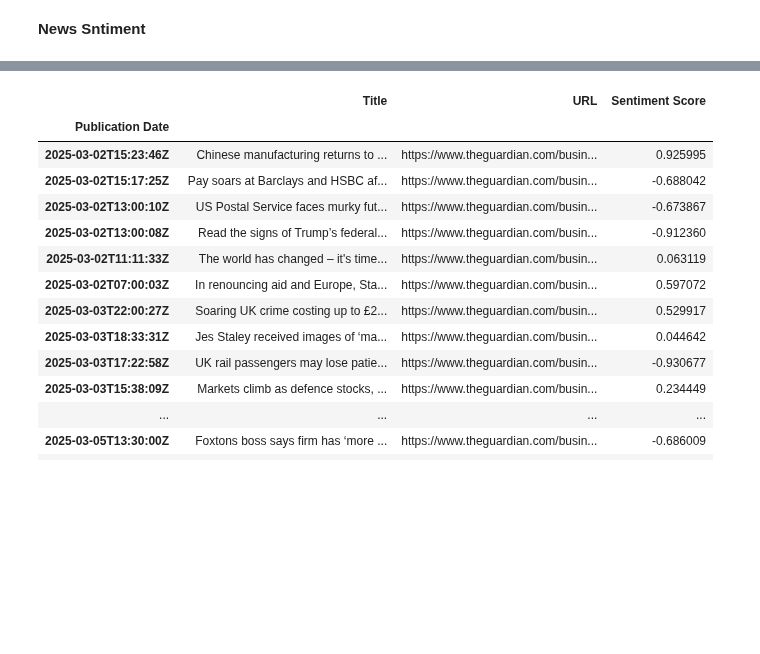
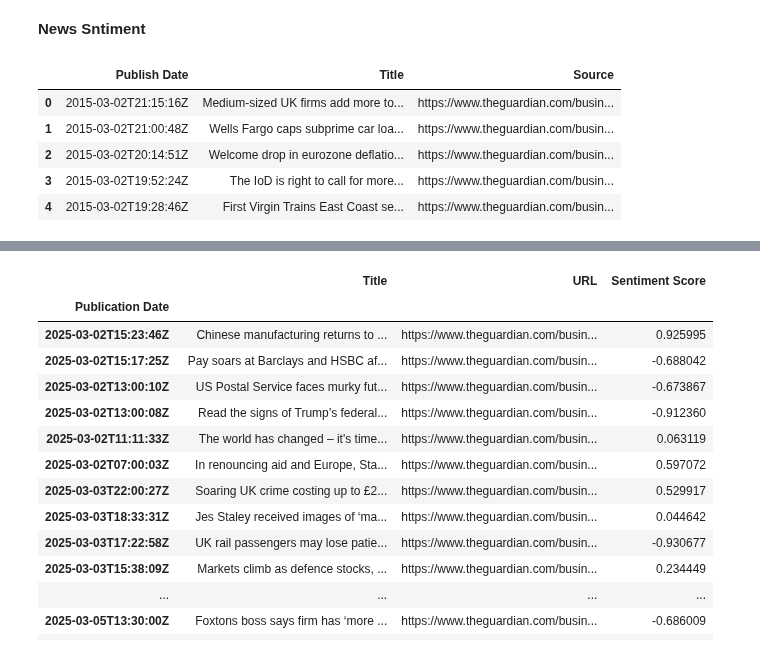
Before and after one commit to MRR20/major_project, a Jupyter notebook: news_data.ipynb, the cells around one changed output, grey strips where cells are left out. Saved outputs shown, nothing was run; the diff lists cells and outputs as text; code cells hidden in the pictures; blank space fills up the shorter version.

```diff
--- a/news_data.ipynb
+++ b/news_data.ipynb
@@ -219,4 +153,15 @@ def get_news_sentiment(df):
 
     return compound_scores
+# %%
+news = pd.read_csv("news_data.csv")
+# %%
+news.head()
+# %% [output]
+|  | Publish Date | Title | Source |
+| 0 | 2015-03-02T21:15:16Z | Medium-sized UK firms add more to... | https://www.theguardian.com/busin... |
+| 1 | 2015-03-02T21:00:48Z | Wells Fargo caps subprime car loa... | https://www.theguardian.com/busin... |
+| 2 | 2015-03-02T20:14:51Z | Welcome drop in eurozone deflatio... | https://www.theguardian.com/busin... |
+| 3 | 2015-03-02T19:52:24Z | The IoD is right to call for more... | https://www.theguardian.com/busin... |
+| 4 | 2015-03-02T19:28:46Z | First Virgin Trains East Coast se... | https://www.theguardian.com/busin... |
 # %%
 scores = get_news_sentiment(news)
```
Also changed, not shown: parts of 26 cells of this notebook, 1 other file.
